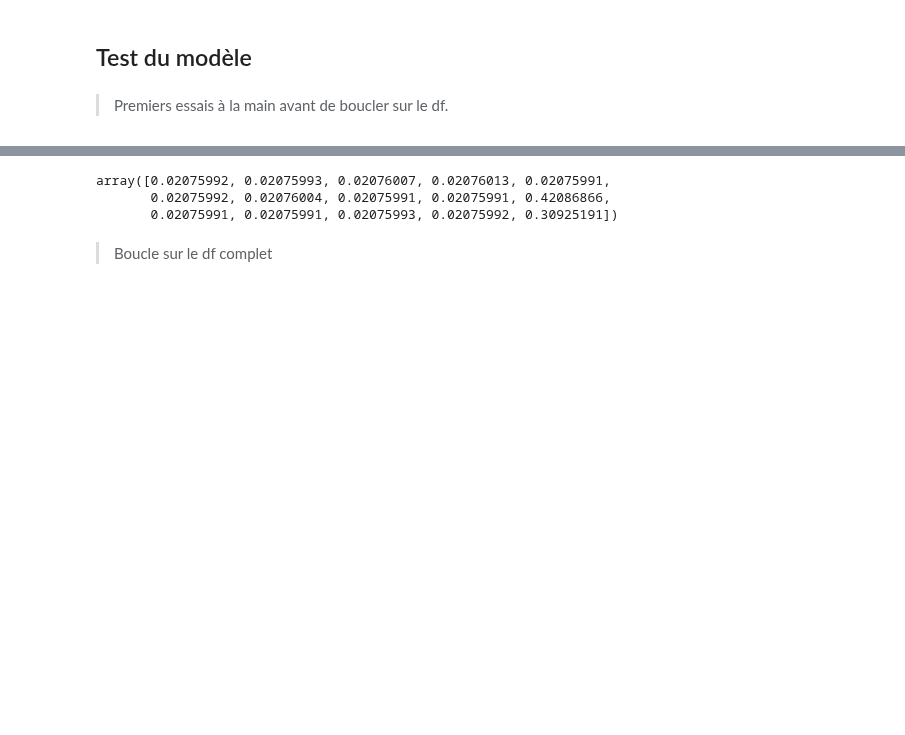
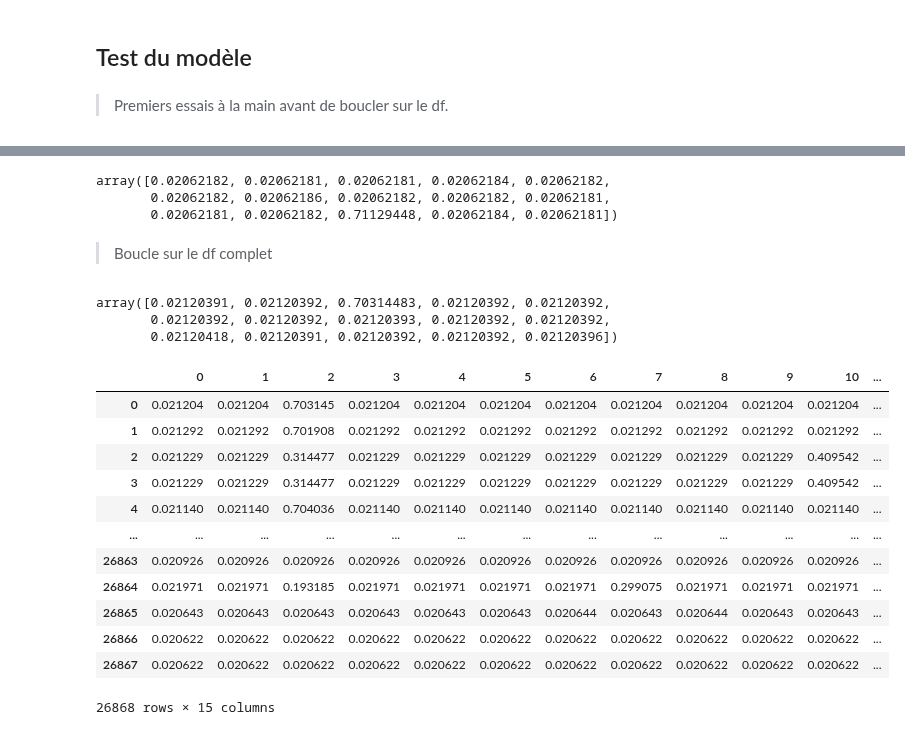
Before and after one commit to Rvanelven/steamator, a Jupyter notebook: notebooks/nathan_#15_ nlp_375genres.ipynb, the cells around one changed output, grey strips where cells are left out. Saved outputs shown, nothing was run; the diff lists cells and outputs as text; code cells hidden in the pictures; blank space fills up the shorter version.

```diff
--- a/notebooks/nathan_#15_ nlp_375genres.ipynb
+++ b/notebooks/nathan_#15_ nlp_375genres.ipynb
@@ -384,5 +384,5 @@ array([0.02120398, 0.02120397, 0.02120392, 0.02120391, 0.02120392,
 # %%
-example_2 = [df_final['top_5_tags'][17]]
+example_2 = [df_final['top_5_tags'][26867]]
 
 example_vectorized_2 = vectorizer.transform(example_2)
 
@@ -390,8 +390,38 @@ lda_vectors = lda_model.transform(example_vectorized_2)
 
 lda_vectors[0]
 # %% [output]
-array([0.02075992, 0.02075993, 0.02076007, 0.02076013, 0.02075991,
-       0.02075992, 0.02076004, 0.02075991, 0.02075991, 0.42086866,
-       0.02075991, 0.02075991, 0.02075993, 0.02075992, 0.30925191])
+array([0.02062182, 0.02062181, 0.02062181, 0.02062184, 0.02062182,
+       0.02062182, 0.02062186, 0.02062182, 0.02062182, 0.02062181,
+       0.02062181, 0.02062182, 0.71129448, 0.02062184, 0.02062181])
 # %% [markdown]
 > Boucle sur le df complet
+# %%
+example = df_final['top_5_tags']
+
+example_vectorized = vectorizer.transform(example)
+
+lda_vectors = lda_model.transform(example_vectorized)
+
+lda_vectors[0]
+# %% [output]
+array([0.02120391, 0.02120392, 0.70314483, 0.02120392, 0.02120392,
+       0.02120392, 0.02120392, 0.02120393, 0.02120392, 0.02120392,
+       0.02120418, 0.02120391, 0.02120392, 0.02120392, 0.02120396])
+# %%
+df_final_with_probas = pd.DataFrame(data=lda_vectors)
+# %%
+df_final_with_probas
+# %% [output]
+|  | 0 | 1 | 2 | 3 | 4 | 5 | 6 | 7 | 8 | 9 | 10 | ... |
+| 0 | 0.021204 | 0.021204 | 0.703145 | 0.021204 | 0.021204 | 0.021204 | 0.021204 | 0.021204 | 0.021204 | 0.021204 | 0.021204 | ... |
+| 1 | 0.021292 | 0.021292 | 0.701908 | 0.021292 | 0.021292 | 0.021292 | 0.021292 | 0.021292 | 0.021292 | 0.021292 | 0.021292 | ... |
+| 2 | 0.021229 | 0.021229 | 0.314477 | 0.021229 | 0.021229 | 0.021229 | 0.021229 | 0.021229 | 0.021229 | 0.021229 | 0.409542 | ... |
+| 3 | 0.021229 | 0.021229 | 0.314477 | 0.021229 | 0.021229 | 0.021229 | 0.021229 | 0.021229 | 0.021229 | 0.021229 | 0.409542 | ... |
+| 4 | 0.021140 | 0.021140 | 0.704036 | 0.021140 | 0.021140 | 0.021140 | 0.021140 | 0.021140 | 0.021140 | 0.021140 | 0.021140 | ... |
+| ... | ... | ... | ... | ... | ... | ... | ... | ... | ... | ... | ... | ... |
+| 26863 | 0.020926 | 0.020926 | 0.020926 | 0.020926 | 0.020926 | 0.020926 | 0.020926 | 0.020926 | 0.020926 | 0.020926 | 0.020926 | ... |
+| 26864 | 0.021971 | 0.021971 | 0.193185 | 0.021971 | 0.021971 | 0.021971 | 0.021971 | 0.299075 | 0.021971 | 0.021971 | 0.021971 | ... |
+| 26865 | 0.020643 | 0.020643 | 0.020643 | 0.020643 | 0.020643 | 0.020643 | 0.020644 | 0.020643 | 0.020644 | 0.020643 | 0.020643 | ... |
+| 26866 | 0.020622 | 0.020622 | 0.020622 | 0.020622 | 0.020622 | 0.020622 | 0.020622 | 0.020622 | 0.020622 | 0.020622 | 0.020622 | ... |
+| 26867 | 0.020622 | 0.020622 | 0.020622 | 0.020622 | 0.020622 | 0.020622 | 0.020622 | 0.020622 | 0.020622 | 0.020622 | 0.020622 | ... |
+26868 rows × 15 columns
```
Also changed, not shown: parts of 7 cells of this notebook.
